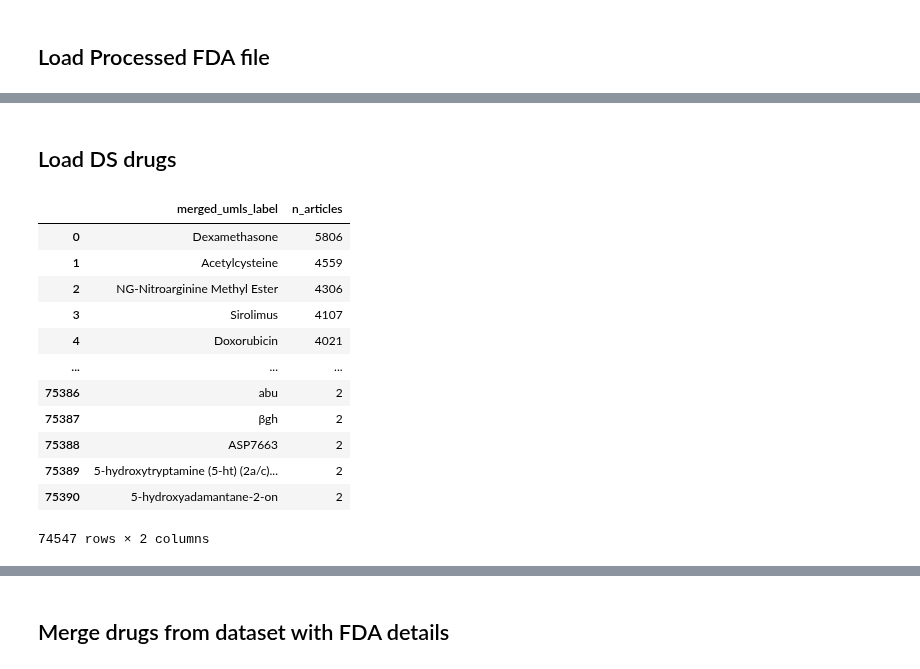
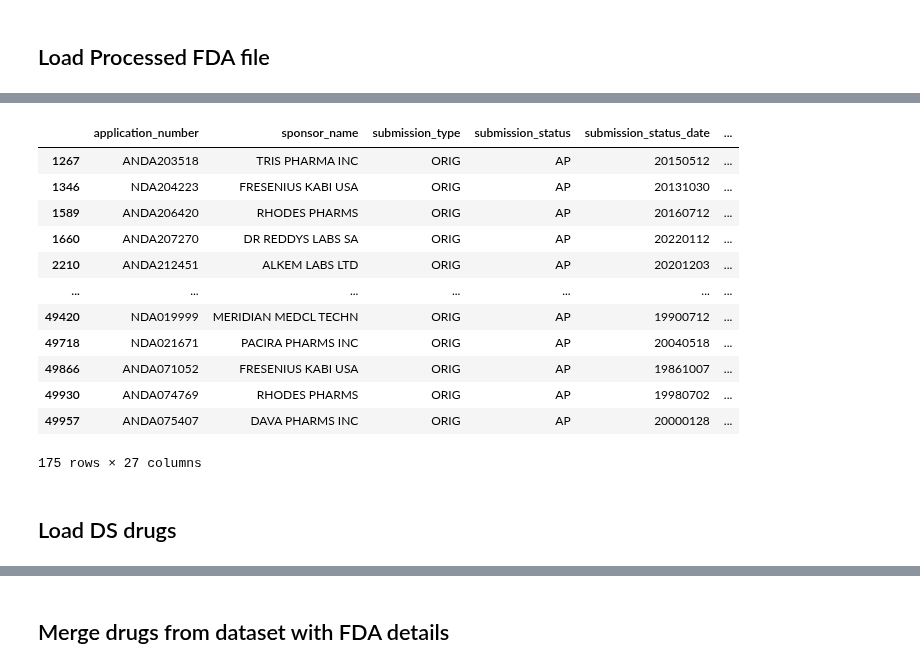
Before and after one commit to Ineichen-Group/Preclinical_DrugDisease_Translation_Pipeline, a Jupyter notebook: 10_drug_disease_translation_analysis/FDA_03_Merge_Drug_for_Indications.ipynb, the cells around one changed output, grey strips where cells are left out. Saved outputs shown, nothing was run; the diff lists cells and outputs as text; code cells hidden in the pictures.

```diff
--- a/10_drug_disease_translation_analysis/FDA_03_Merge_Drug_for_Indications.ipynb
+++ b/10_drug_disease_translation_analysis/FDA_03_Merge_Drug_for_Indications.ipynb
@@ -9,6 +9,7 @@ import math
 # %% [markdown]
 ## Load Processed FDA file
 # %%
-df_orig = pd.read_csv("/shares/animalwelfare.crs.uzh/Preclinical_Pipeline/10_use_case_disease_focus/out/FDA_drugs_labels_full.csv")
+# produced in FDA_01
+df_orig = pd.read_csv("/scratch/sdonev/Preclinical_Pipeline/10_use_case_disease_focus/out/FDA_full_AP_mapped_active_ingredients_with_parent.csv")
 df_orig.shape
 # %% [output]
@@ -57,23 +39,21 @@ df_orig_info.head()
+# %%
+df_orig[df_orig["active_ingredients_substance_brand"].str.contains("morphine", case=False, na=False)]
+# %% [output]
+|  | application_number | sponsor_name | submission_type | submission_status | submission_status_date | ... |
+| 1267 | ANDA203518 | TRIS PHARMA INC | ORIG | AP | 20150512 | ... |
+| 1346 | NDA204223 | FRESENIUS KABI USA | ORIG | AP | 20131030 | ... |
+| 1589 | ANDA206420 | RHODES PHARMS | ORIG | AP | 20160712 | ... |
+| 1660 | ANDA207270 | DR REDDYS LABS SA | ORIG | AP | 20220112 | ... |
+| 2210 | ANDA212451 | ALKEM LABS LTD | ORIG | AP | 20201203 | ... |
+| ... | ... | ... | ... | ... | ... | ... |
+| 49420 | NDA019999 | MERIDIAN MEDCL TECHN | ORIG | AP | 19900712 | ... |
+| 49718 | NDA021671 | PACIRA PHARMS INC | ORIG | AP | 20040518 | ... |
+| 49866 | ANDA071052 | FRESENIUS KABI USA | ORIG | AP | 19861007 | ... |
+| 49930 | ANDA074769 | RHODES PHARMS | ORIG | AP | 19980702 | ... |
+| 49957 | ANDA075407 | DAVA PHARMS INC | ORIG | AP | 20000128 | ... |
+175 rows × 27 columns
 # %% [markdown]
 ## Load DS drugs
 # %%
-terms_path = "out/unique_drug_terms_292514.csv"
+terms_path = "out/unique_drug_terms_292514.csv" # from Translation_01_Drug
 terms = pd.read_csv(terms_path)
-terms_for_details = terms[terms['n_articles']>1]
-terms_for_details = terms_for_details[terms_for_details["merged_umls_label"].str.len() > 2]
-
-terms_for_details
-# %% [output]
-|  | merged_umls_label | n_articles |
-| 0 | Dexamethasone | 5806 |
-| 1 | Acetylcysteine | 4559 |
-| 2 | NG-Nitroarginine Methyl Ester | 4306 |
-| 3 | Sirolimus | 4107 |
-| 4 | Doxorubicin | 4021 |
-| ... | ... | ... |
-| 75386 | abu | 2 |
-| 75387 | βgh | 2 |
-| 75388 | ASP7663 | 2 |
-| 75389 | 5-hydroxytryptamine (5-ht) (2a/c)... | 2 |
-| 75390 | 5-hydroxyadamantane-2-on | 2 |
-74547 rows × 2 columns
```
Also changed, not shown: parts of 20 cells of this notebook, 2 other files.
